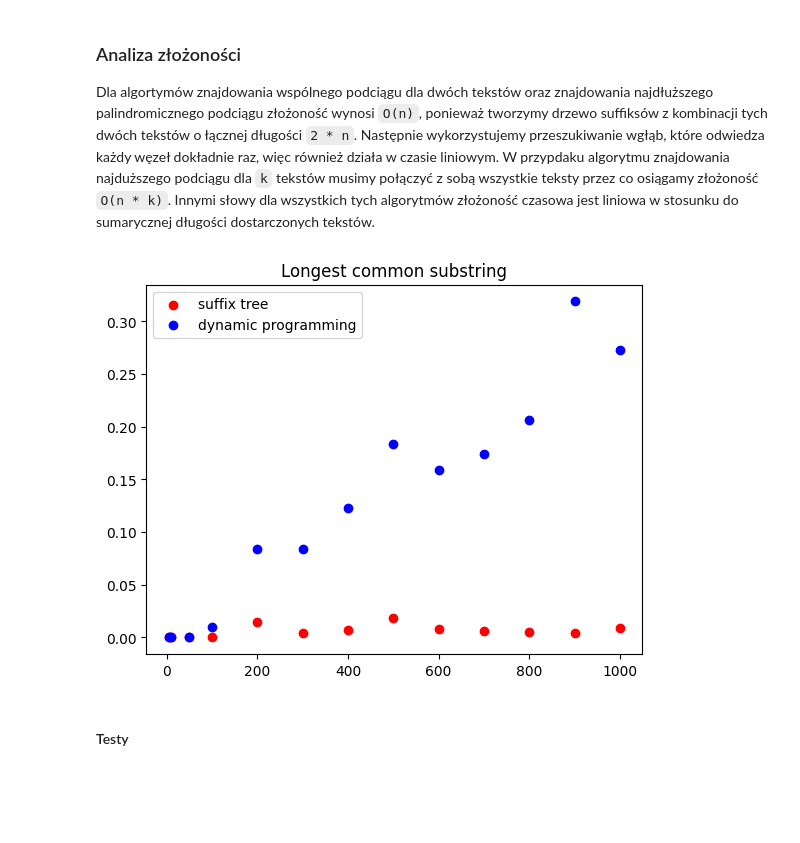
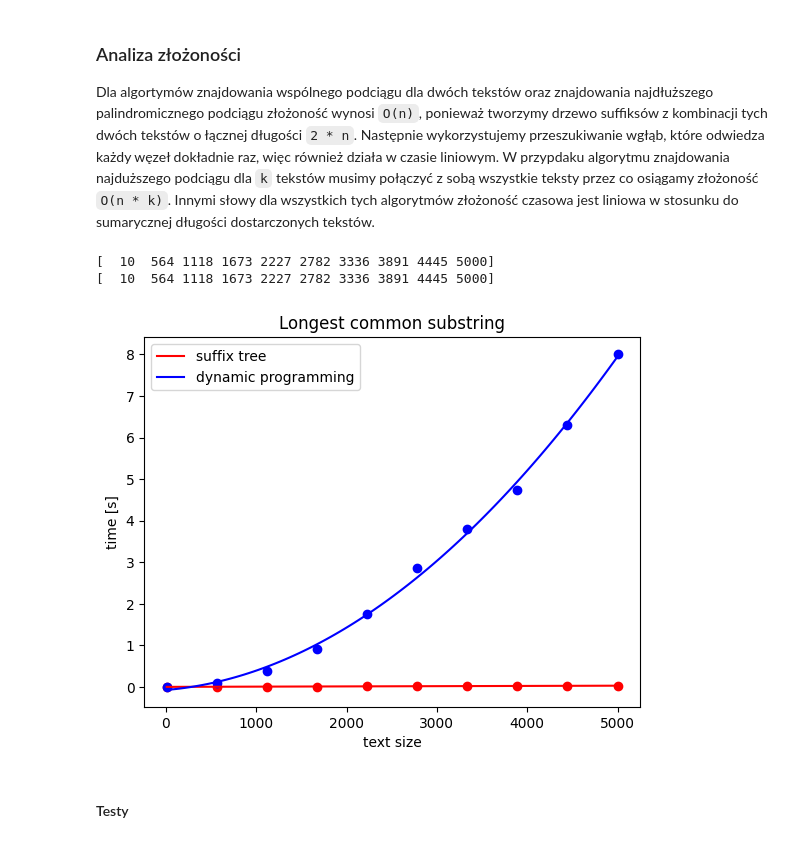
Before and after one commit to WSm-77/text_algorithms, a Jupyter notebook: lab4/wiktor_sedzimir_lab4.ipynb, the cells around one changed output. Cells and saved outputs as stored; diff of their text form; code cells hidden in the pictures; blank space fills up the shorter version.

Commit message:
Plot approximation of data

```diff
--- a/lab4/wiktor_sedzimir_lab4.ipynb
+++ b/lab4/wiktor_sedzimir_lab4.ipynb
@@ -15,6 +16,16 @@ def get_rand_lowercase_char():
 
 def get_random_text(size: int):
     return ''.join((get_rand_lowercase_char() for _ in range(size)))
+# %%
+def plot_approximated(axis: plt.Axes, xs, ys, deg, label = None, title = None, **kwargs):
+    approx_poly = np.poly1d(np.polyfit(xs, ys, deg))
+    approx_xs = np.linspace(min(xs), max(xs), 100)
+    axis.plot(approx_xs, approx_poly(approx_xs), label = label, **kwargs)
+    axis.scatter(xs, ys, **kwargs)
+    if label is not None:
+        axis.legend()
+    if title is not None:
+        axis.set_title(title)
 # %% [markdown]
 ## Zadanie algorytm Ukkonena
 # %% [markdown]
@@ -616,7 +627,7 @@ def get_sequence(lcsTab, tab1):
 
     return sequence
 # %%
-text_sizes = [5, 10, 50, 100, 200, 300, 400, 500, 600, 700, 800, 900, 1000]
+text_sizes = np.linspace(10, 5e3, 10, dtype=int)
 suffix_tree_exec_times = []
 dp_exec_times = []
 
@@ -625,14 +636,23 @@ for size in text_sizes:
     text2 = get_random_text(size)
     suffix_tree_exec_times.append(measure_execution_time(longest_common_substring, text1, text2))
     dp_exec_times.append(measure_execution_time(longest_common_substring_dp, text1, text2))
-# %%
-plt.title("Longest common substring")
-plt.scatter(text_sizes, suffix_tree_exec_times, c = 'red', label = "suffix tree")
-plt.scatter(text_sizes, dp_exec_times, c = 'blue', label = "dynamic programming")
-plt.legend()
-plt.show()
-# %% [output]
-[figure, removed]
+# %%
+print(text_sizes)
+# print(np.logspace(1, 4, 20, endpoint=True, base=10.0, dtype=int))
+print(np.linspace(10, 5e3, 10, dtype=int))
+# %% [output]
+[  10  564 1118 1673 2227 2782 3336 3891 4445 5000]
+[  10  564 1118 1673 2227 2782 3336 3891 4445 5000]
+# %%
+axis = plt.gca()
+axis.set_title("Longest common substring")
+axis.set_xlabel("text size")
+axis.set_ylabel("time [s]")
+plot_approximated(axis, text_sizes, suffix_tree_exec_times, deg = 1, c = 'red', label = "suffix tree")
+plot_approximated(axis, text_sizes, dp_exec_times, deg = 2.5, c = 'blue', label = "dynamic programming")
+plt.show()
+# %% [output]
+[figure, added]
 # %% [markdown]
 #### Testy
 # %%
```
Also changed, not shown: parts of 12 cells of this notebook.
